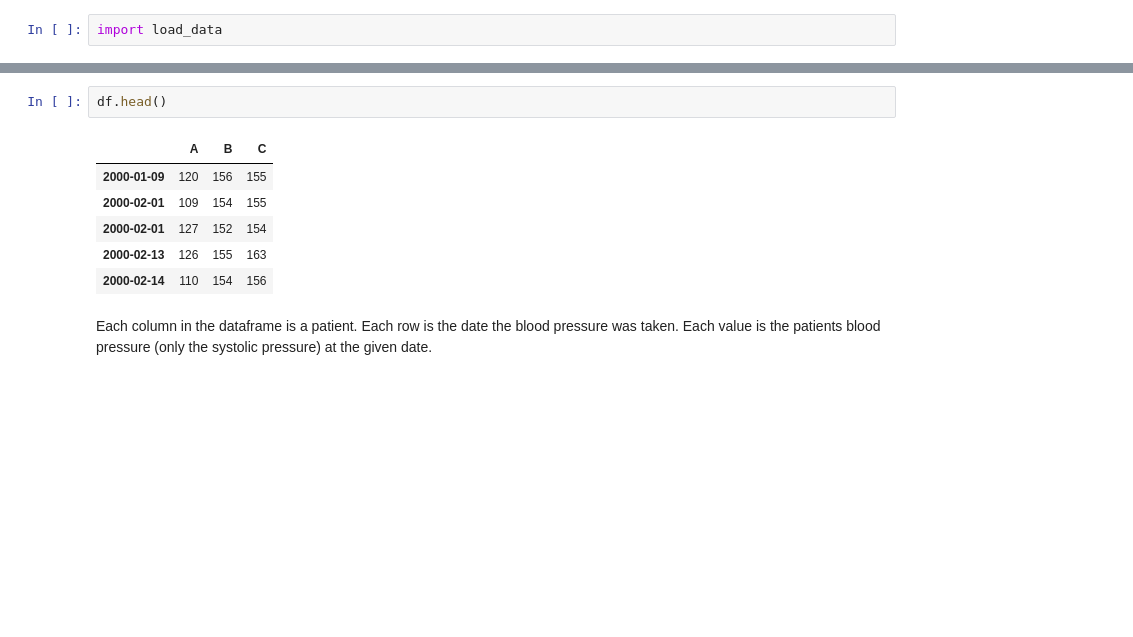
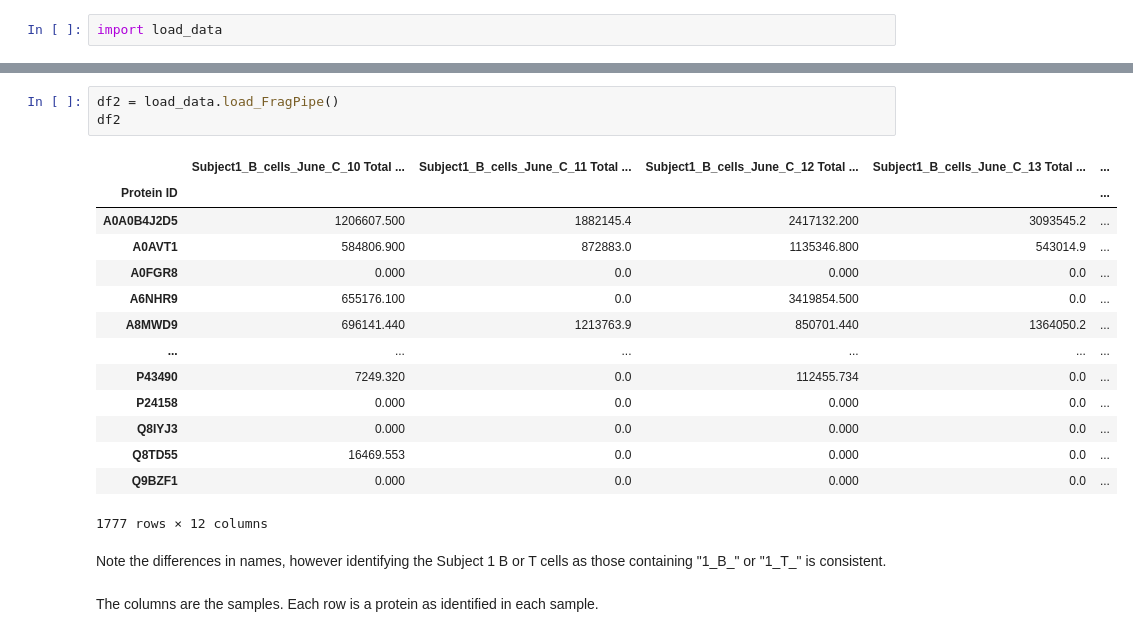
Before and after one commit to PayneLab/Lymphocytes1, a Jupyter notebook: data_descriptor.ipynb, the cells around one changed output, grey strips where cells are left out. Saved outputs shown, nothing was run; the diff lists cells and outputs as text; blank space fills up the shorter version.

```diff
--- a/data_descriptor.ipynb
+++ b/data_descriptor.ipynb
@@ -35,13 +27,22 @@ Show the dataframes and explain what the column, rows, and values in the datafra
-# %%
-df.head()
-# %% [output]
-|  | A | B | C |
-| 2000-01-09 | 120 | 156 | 155 |
-| 2000-02-01 | 109 | 154 | 155 |
-| 2000-02-01 | 127 | 152 | 154 |
-| 2000-02-13 | 126 | 155 | 163 |
-| 2000-02-14 | 110 | 154 | 156 |
-# %% [markdown]
-Each column in the dataframe is a patient.
-Each row is the date the blood pressure was taken.
-Each value is the patients blood pressure (only the systolic pressure) at the given date.
+# %%
+df2 = load_data.load_FragPipe()
+df2
+# %% [output]
+|  | Subject1_B_cells_June_C_10 Total ... | Subject1_B_cells_June_C_11 Total ... | Subject1_B_cells_June_C_12 Total ... | Subject1_B_cells_June_C_13 Total ... | ... |
+| Protein ID |  |  |  |  | ... |
+| A0A0B4J2D5 | 1206607.500 | 1882145.4 | 2417132.200 | 3093545.2 | ... |
+| A0AVT1 | 584806.900 | 872883.0 | 1135346.800 | 543014.9 | ... |
+| A0FGR8 | 0.000 | 0.0 | 0.000 | 0.0 | ... |
+| A6NHR9 | 655176.100 | 0.0 | 3419854.500 | 0.0 | ... |
+| A8MWD9 | 696141.440 | 1213763.9 | 850701.440 | 1364050.2 | ... |
+| ... | ... | ... | ... | ... | ... |
+| P43490 | 7249.320 | 0.0 | 112455.734 | 0.0 | ... |
+| P24158 | 0.000 | 0.0 | 0.000 | 0.0 | ... |
+| Q8IYJ3 | 0.000 | 0.0 | 0.000 | 0.0 | ... |
+| Q8TD55 | 16469.553 | 0.0 | 0.000 | 0.0 | ... |
+| Q9BZF1 | 0.000 | 0.0 | 0.000 | 0.0 | ... |
+1777 rows × 12 columns
+# %% [markdown]
+Note the differences in names, however identifying the Subject 1 B or T cells as those containing "1_B_" or "1_T_" is consistent.
+# %% [markdown]
+The columns are the samples. Each row is a protein as identified in each sample.
```
Also changed, not shown: parts of 8 cells of this notebook, 5 other files.
